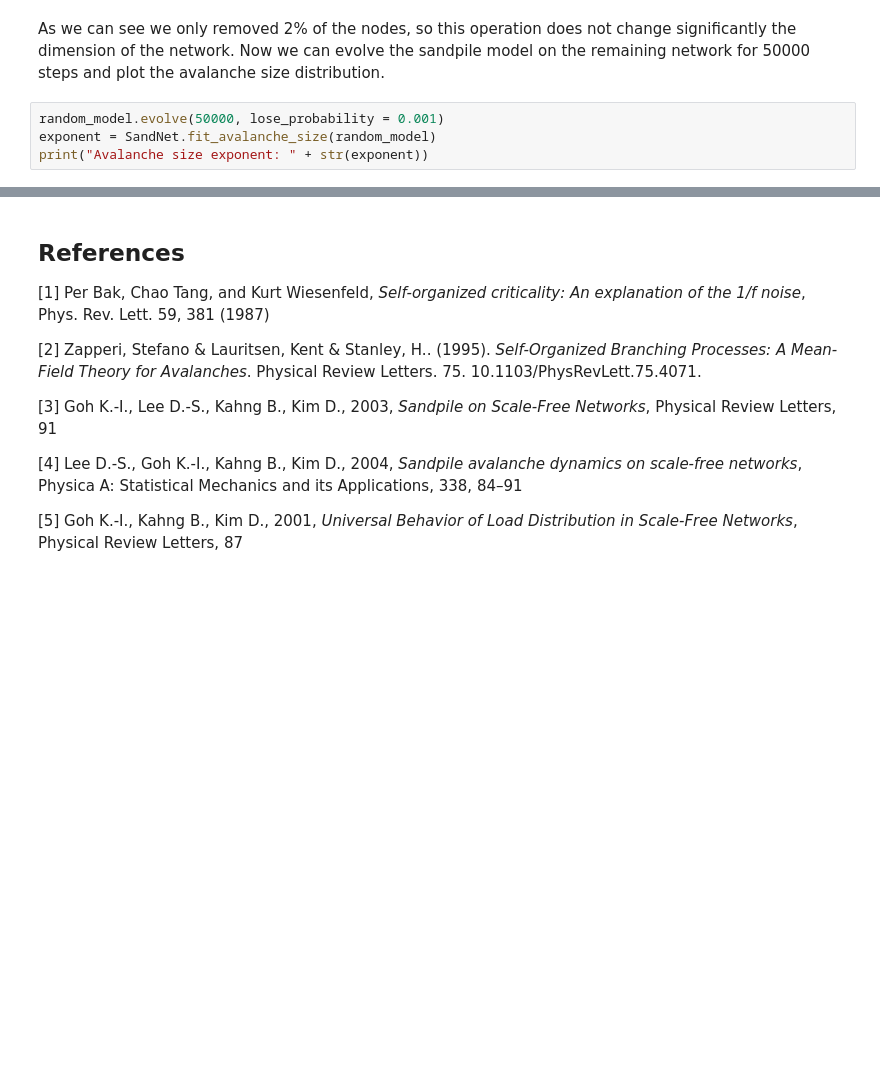
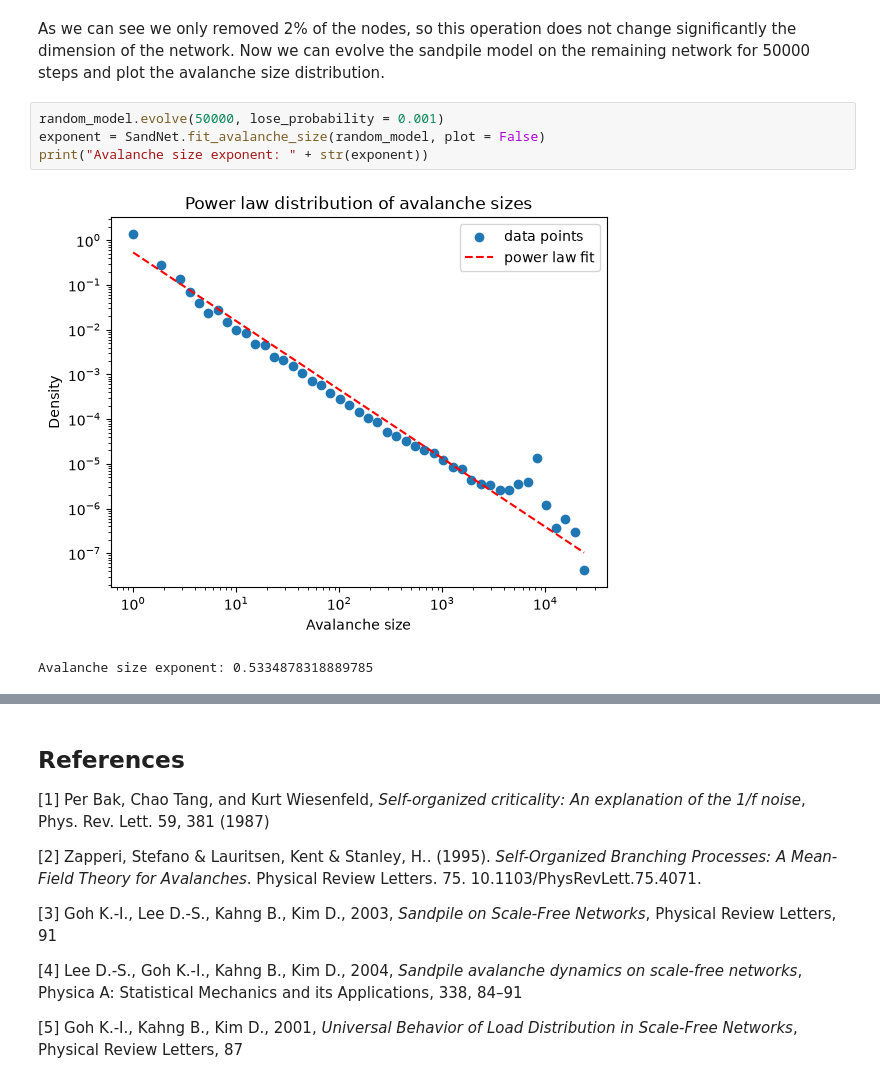
Before and after one commit to riccardo03-maker/SOC_on_networks, a Jupyter notebook: project_notebook.ipynb, the cells around one changed output, grey strips where cells are left out. Drawn from its saved outputs; the diff is of its cells as text; blank space fills up the shorter version.

```diff
--- a/project_notebook.ipynb
+++ b/project_notebook.ipynb
@@ -167,6 +167,9 @@ random_model.get_number_of_nodes()
 As we can see we only removed 2% of the nodes, so this operation does not change significantly the dimension of the network. Now we can evolve the sandpile model on the remaining network for 50000 steps and plot the avalanche size distribution.
 # %%
 random_model.evolve(50000, lose_probability = 0.001)
-exponent = SandNet.fit_avalanche_size(random_model)
+exponent = SandNet.fit_avalanche_size(random_model, plot = False)
 print("Avalanche size exponent: " + str(exponent))
+# %% [output]
+[figure, added]
+Avalanche size exponent: 0.5334878318889785
 # %% [markdown]
```
Also changed, not shown: parts of 5 cells of this notebook, 1 other file.
